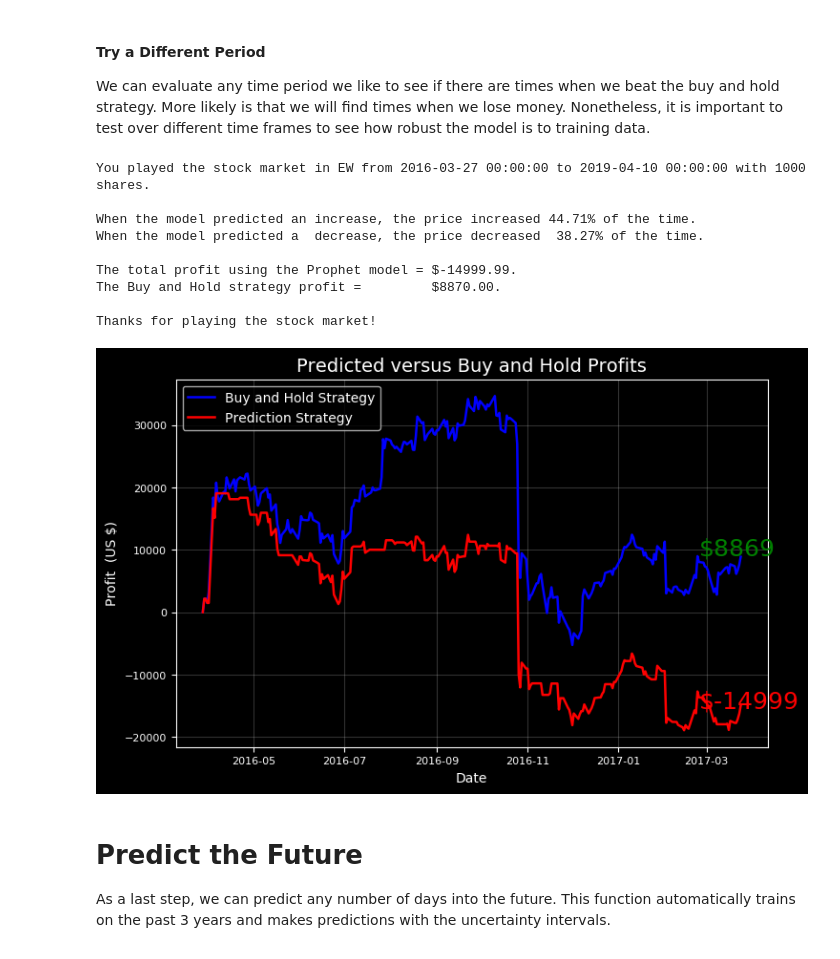
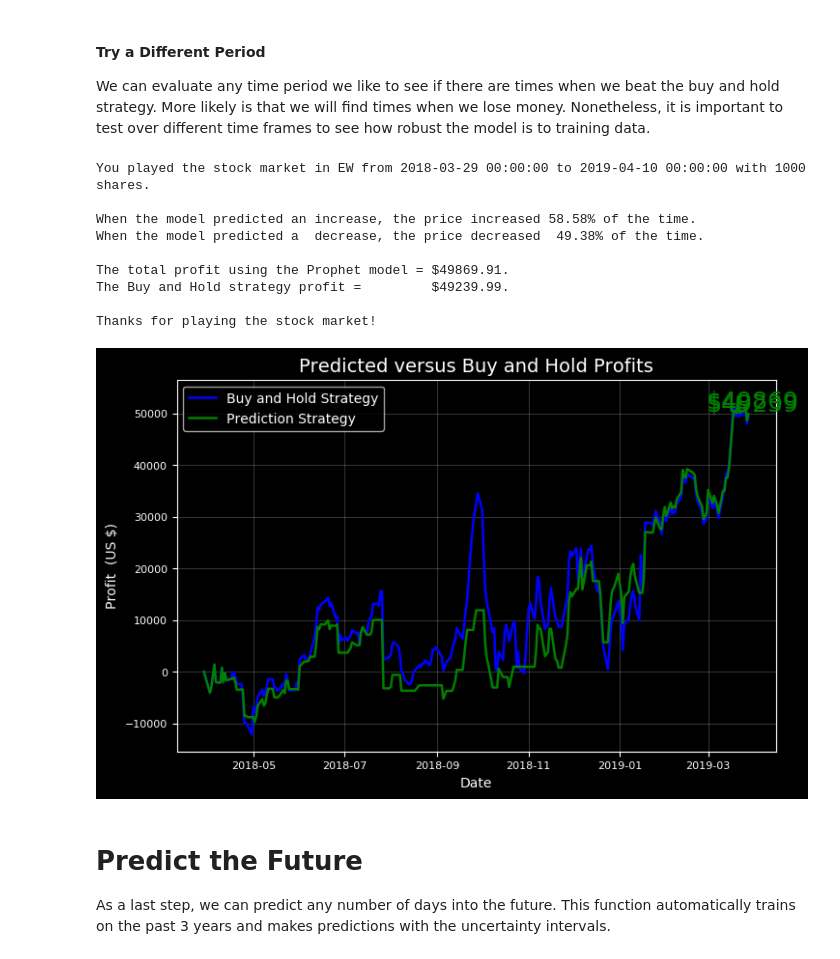
Before and after one commit to ermalsh/Stocker, a Jupyter notebook: Stocker Prediction Usage.ipynb, the cells around one changed output. Drawn from its saved outputs; the diff is of its cells as text; code cells hidden in the pictures.

```diff
--- a/Stocker Prediction Usage.ipynb
+++ b/Stocker Prediction Usage.ipynb
@@ -172,7 +172,7 @@ Validation Range 2000-03-27 to 2019-04-10.
 # %% [markdown]
 We now assign the changepoint prior with the smallest error on the testing set to the Stocker object. The prior is one of the attiributes and we can change it like any other variable. At this point, we could also change the seasonalities or the amount of training data to achieve the best performance on the testing data
 # %%
-chosenStock.changepoint_prior_scale = 0.5
+chosenStock.changepoint_prior_scale = 0.2
 # %% [markdown]
 ### Evaluate Improved Model
 # %%
@@ -214,7 +214,7 @@ The actual value was within the 80% confidence interval 76.59% of the time.
 # %% [markdown]
 The best changepoint prior scale for our model is 0.5 and including the weekly seasonality did not improve the model. Therefore, we will change these settings accordingly.
 # %%
-chosenStock.changepoint_prior_scale=0.5
+chosenStock.changepoint_prior_scale=0.2
 chosenStock.weekly_seasonality=True
 # %% [markdown]
 ## Play the Daily Market
@@ -246,18 +246,18 @@ Notice that our profits do not depend on the difference between the final predic
 
 We can evaluate any time period we like to see if there are times when we beat the buy and hold strategy. More likely is that we will find times when we lose money. Nonetheless, it is important to test over different time frames to see how robust the model is to training data.
 # %%
-chosenStock.evaluate_prediction(start_date='2016-03-27', end_date='2019-04-10', nshares=1000)
+chosenStock.evaluate_prediction(start_date='2018-03-29', end_date='2019-04-10', nshares=1000)
 # %% [output]
-You played the stock market in EW from 2016-03-27 00:00:00 to 2019-04-10 00:00:00 with 1000 shares.
+You played the stock market in EW from 2018-03-29 00:00:00 to 2019-04-10 00:00:00 with 1000 shares.
 
-When the model predicted an increase, the price increased 44.71% of the time.
-When the model predicted a  decrease, the price decreased  38.27% of the time.
+When the model predicted an increase, the price increased 58.58% of the time.
+When the model predicted a  decrease, the price decreased  49.38% of the time.
 
-The total profit using the Prophet model = $-14999.99.
-The Buy and Hold strategy profit =         $8870.00.
+The total profit using the Prophet model = $49869.91.
+The Buy and Hold strategy profit =         $49239.99.
 
 Thanks for playing the stock market!
-[figure, old version]
+[figure, new version]
 # %% [markdown]
 # Predict the Future
 
```
Also changed, not shown: parts of 9 cells of this notebook, 4 other files.
